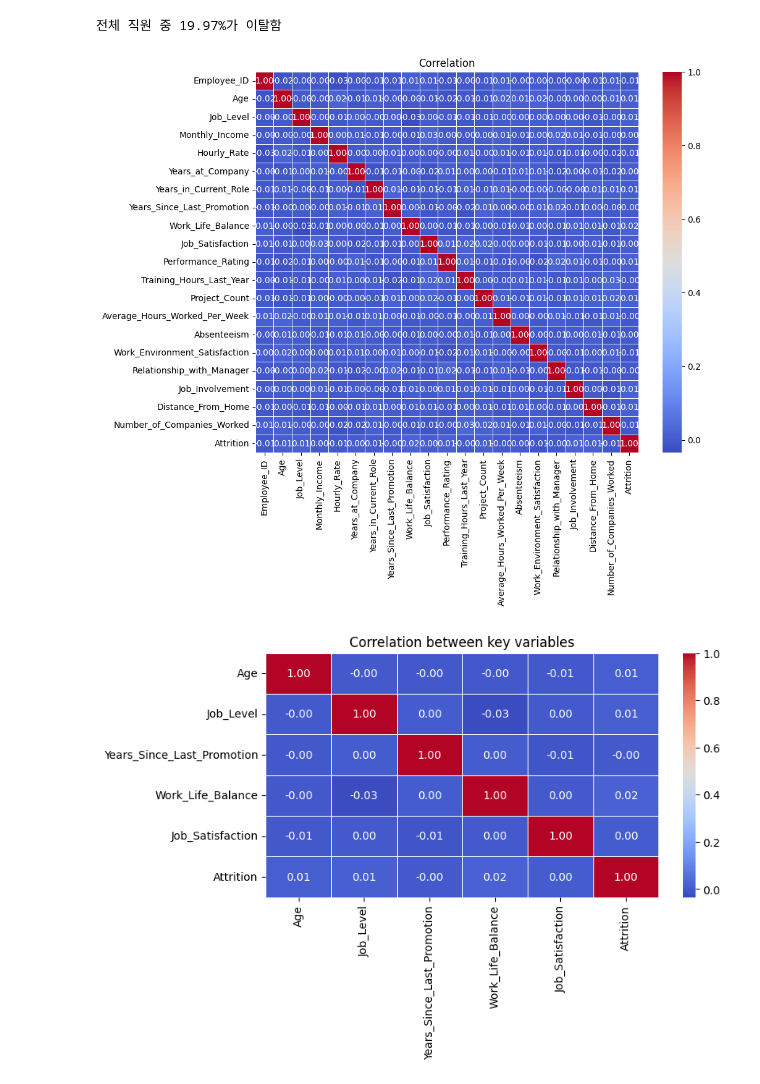
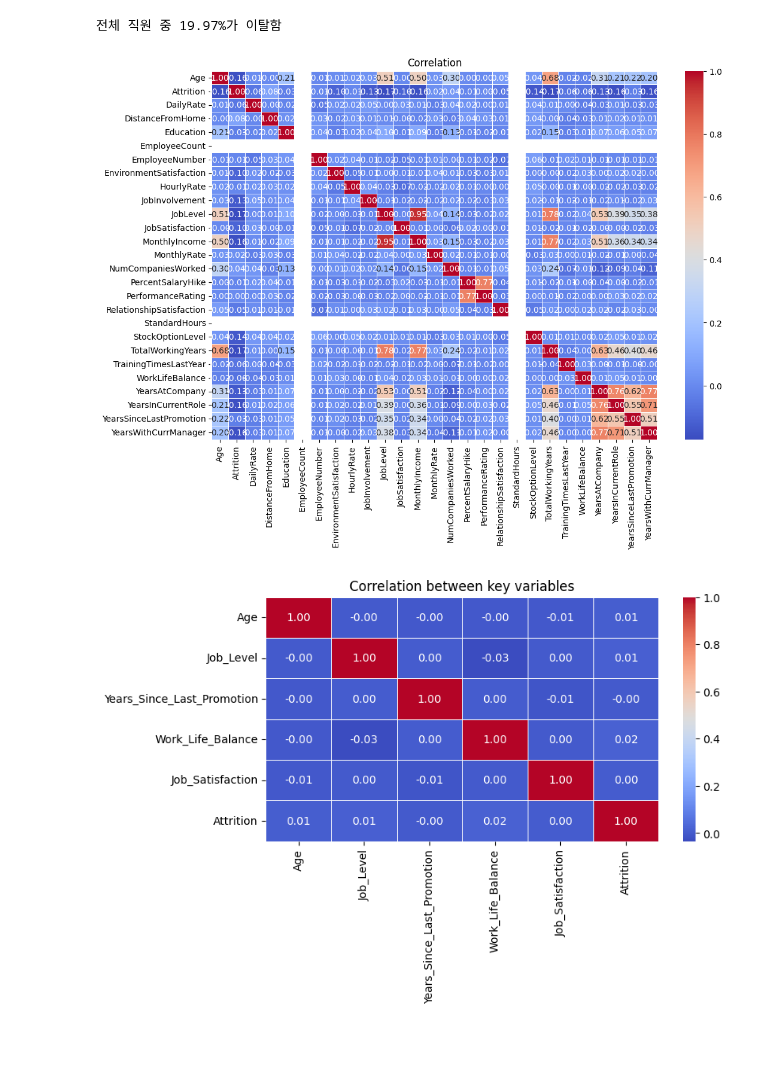
Before and after one commit to boostcampaitech7/level4-cv-finalproject-hackathon-cv-02-lv3, a Jupyter notebook: AutoML_Other_Data/data/EDA_attrition.ipynb, the cells around one changed output. Drawn from its saved outputs; the diff is of its cells as text; code cells hidden in the pictures; blank space fills up the shorter version.

```diff
--- a/AutoML_Other_Data/data/EDA_attrition.ipynb
+++ b/AutoML_Other_Data/data/EDA_attrition.ipynb
@@ -7,14 +9,15 @@ import numpy as np
 - 결측값 및 데이터 타입 확인 (info, isnull().sum())
 # %%
 
-data_path = "employee_attrition_dataset.csv"
+data_path = "WA_Fn-UseC_-HR-Employee-Attrition.csv"
 df = pd.read_csv(data_path)
+df = pd.read_csv("WA_Fn-UseC_-HR-Employee-Attrition.csv")
 
 # Attrition 변수 변환 (Yes -> 1, No -> 0)
 df["Attrition"] = df["Attrition"].map({"Yes": 1, "No": 0})
 
 print(df.isnull().sum())
-df.shape
+print(df.shape)
 df
 
 
@@ -25,5 +28,8 @@ split_index = int(10000 * 0.8)  # 8000번째 행까지 Train, 나머지 Test
 # Split 컬럼 추가
 df["Split"] = ["Train"] * split_index + ["Test"] * (10000 - split_index)
 
-df.to_csv('employee_attrition_dataset_encoding.csv', index=False, encoding="utf-8")
+df.shape
+df
+
+df.to_csv('WA_Fn-UseC_-HR-Employee-Attrition_encoding.csv', index=False, encoding="utf-8")
 # %% [output]
@@ -112,12 +125,12 @@ Passing `palette` without assigning `hue` is deprecated and will be removed in v
 # %%
 # 상관관계 분석
 df_numeric = df.select_dtypes(include=[np.number])
-plt.figure(figsize=(10, 8))
+plt.figure(figsize=(12, 8))
 sns.heatmap(df_numeric.corr(), annot=True, fmt=".2f", cmap="coolwarm", linewidths=0.5)
 plt.title("Correlation")
 plt.show()
 # %% [output]
-[figure, old version]
+[figure, new version]
 # %%
 # X 변수와 타겟 변수 포함
 df = df[['Age', 'Job_Level', 'Years_Since_Last_Promotion', 'Work_Life_Balance', 'Job_Satisfaction', 'Attrition']]
```
Also changed, not shown: parts of 4 cells of this notebook, 3 other files.
